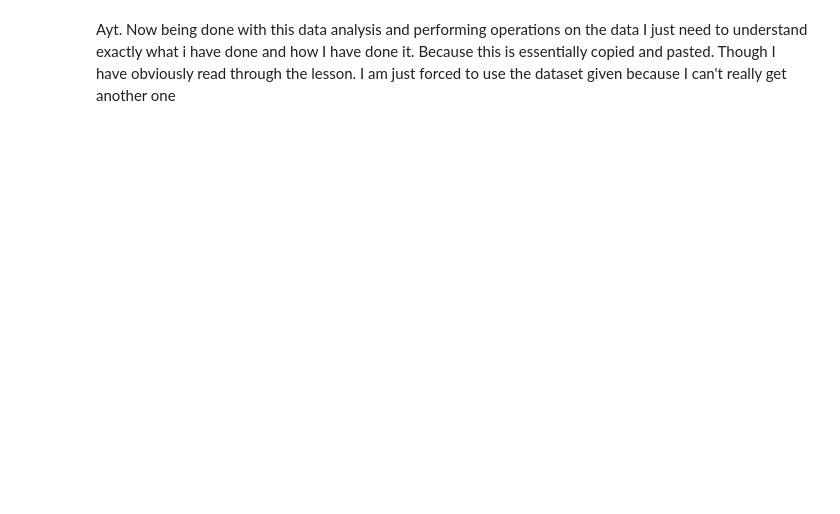
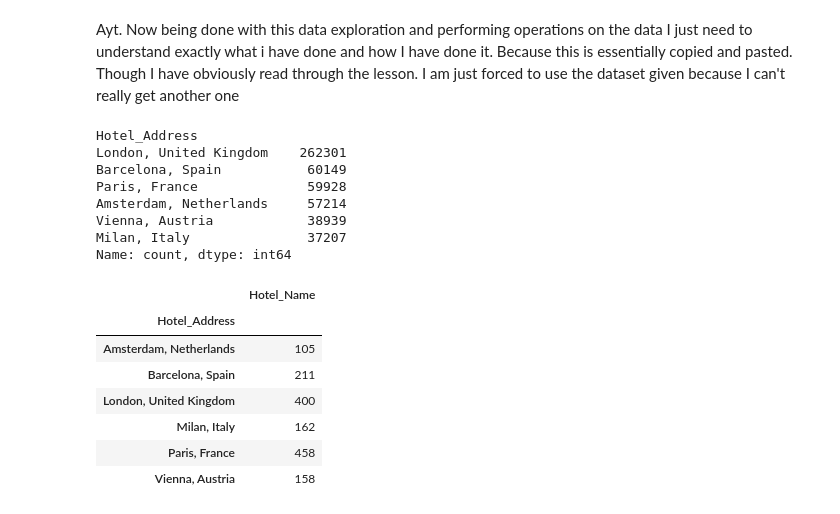
Before and after one commit to Sedacoder/NLP, a Jupyter notebook: sentiment_analysis_hotel_reviews.ipynb, the cells around one changed output. Drawn from its saved outputs; the diff is of its cells as text; code cells hidden in the pictures; blank space fills up the shorter version.

```diff
--- a/sentiment_analysis_hotel_reviews.ipynb
+++ b/sentiment_analysis_hotel_reviews.ipynb
@@ -154,3 +187,44 @@ Sum took 0.37 seconds
 # %% [markdown]
-Ayt. Now being done with this data analysis and performing operations on the data I just need to understand exactly what i have done and how I have done it.
+Ayt. Now being done with this data exploration and performing operations on the data I just need to understand exactly what i have done and how I have done it.
 Because this is essentially copied and pasted. Though  I have obviously read through the lesson. I am just forced to use the dataset given because I can't really get another one
+# %%
+df.drop(["lat"], axis = 1, inplace=True)
+df.drop(["lng"], axis = 1, inplace=True)
+# %%
+def replace_address(row):
+    if "Netherlands" in row["Hotel_Address"]:
+        return "Amsterdam, Netherlands"
+    elif "Barcelona" in row["Hotel_Address"]:
+        return "Barcelona, Spain"
+    elif "United Kingdom" in row["Hotel_Address"]:
+        return "London, United Kingdom"
+    elif "Milan" in row["Hotel_Address"]:
+        return "Milan, Italy"
+    elif "France" in row["Hotel_Address"]:
+        return "Paris, France"
+    elif "Vienna" in row["Hotel_Address"]:
+        return "Vienna, Austria"
+
+# Replace all the addresses with a shortened, more useful form
+df["Hotel_Address"] = df.apply(replace_address, axis = 1)
+# The sum of the value_counts() should add up to the total number of reviews
+print(df["Hotel_Address"].value_counts())
+
+display(df.groupby("Hotel_Address").agg({"Hotel_Name": "nunique"}))
+# %% [output]
+Hotel_Address
+London, United Kingdom    262301
+Barcelona, Spain           60149
+Paris, France              59928
+Amsterdam, Netherlands     57214
+Vienna, Austria            38939
+Milan, Italy               37207
+Name: count, dtype: int64
+|  | Hotel_Name |
+| Hotel_Address |  |
+| Amsterdam, Netherlands | 105 |
+| Barcelona, Spain | 211 |
+| London, United Kingdom | 400 |
+| Milan, Italy | 162 |
+| Paris, France | 458 |
+| Vienna, Austria | 158 |
```
Also changed, not shown: parts of 16 cells of this notebook.
